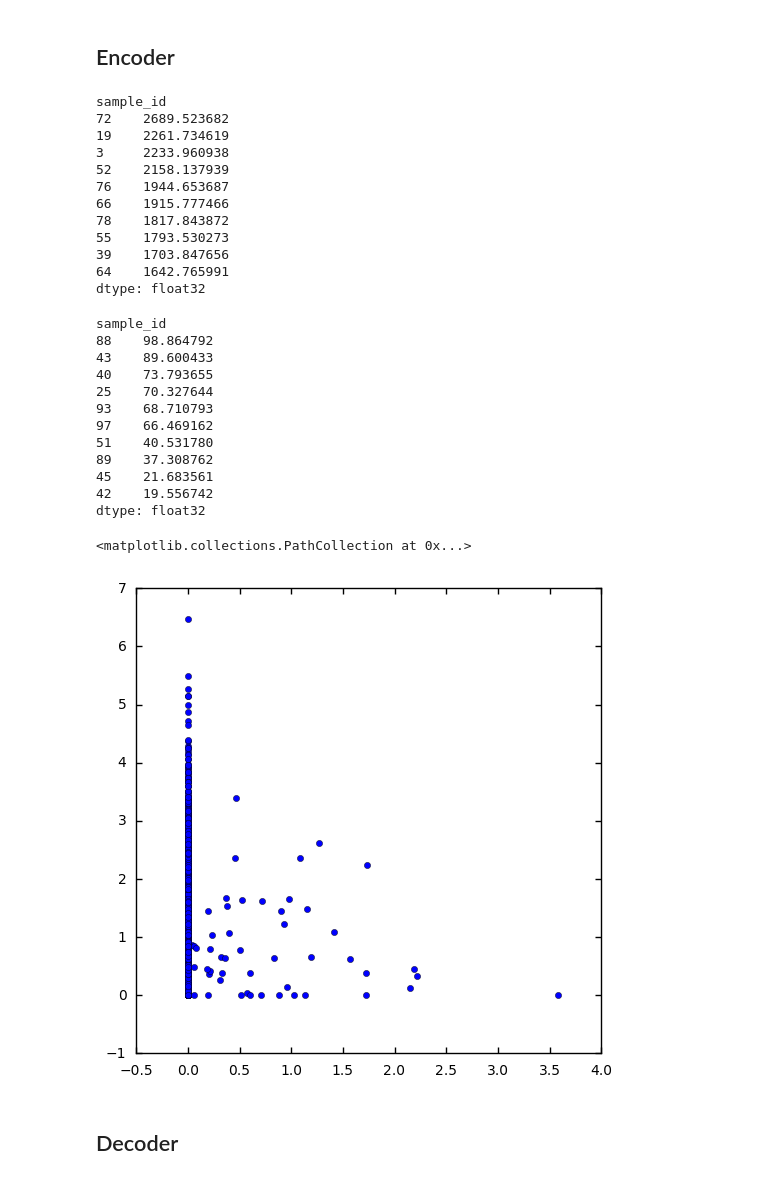
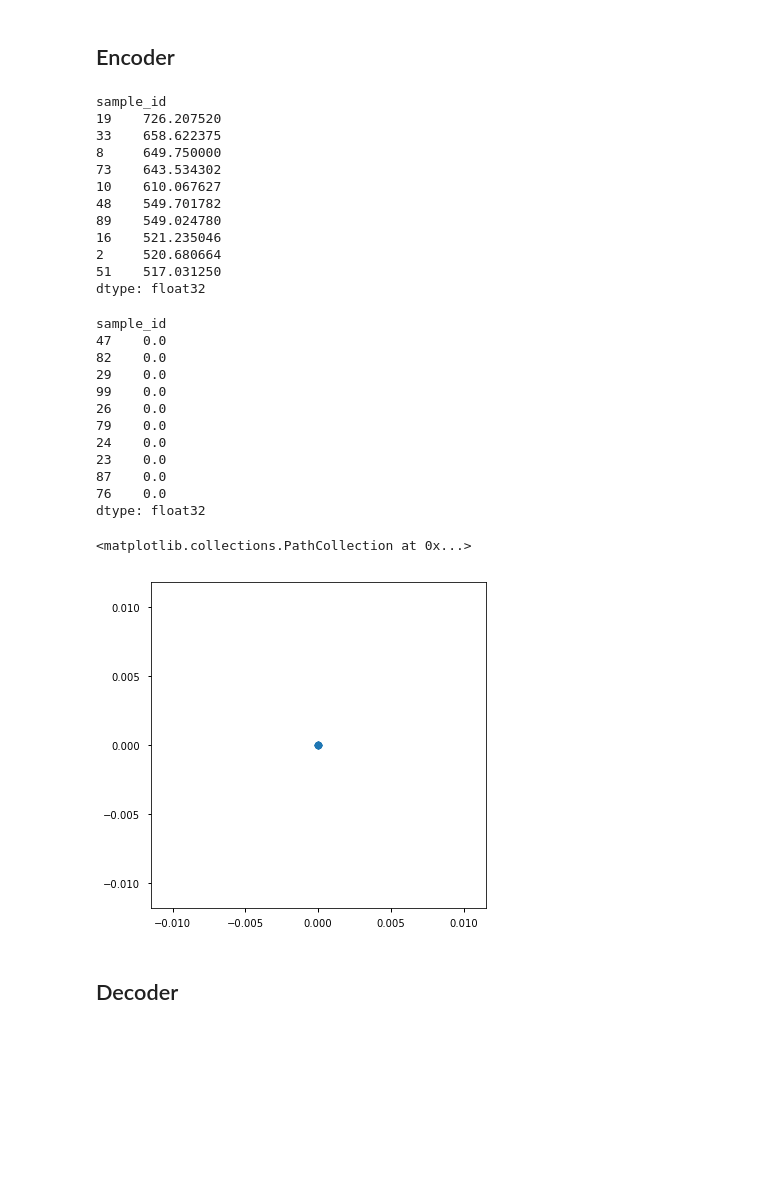
Before and after one commit to Christensen-Lab-Dartmouth/VAE_analysis, a Jupyter notebook: 2-Model_training.ipynb, the cells around one changed output. Drawn from its saved outputs; the diff is of its cells as text; code cells hidden in the pictures; blank space fills up the shorter version.

```diff
--- a/2-Model_training.ipynb
+++ b/2-Model_training.ipynb
@@ -114,7 +114,7 @@ kappa = 1
 # %% [markdown]
 # Load methylation data
 # %%
-methyl_file = os.path.join('data', 'TCGA_BRCA_top300kMAD_cpg.tsv')
+methyl_file = os.path.join('data', 'test_data_top300kMAD_cpg.tsv')
 methyl_df = pd.read_table(methyl_file, index_col=0)
 print(methyl_df.shape)
 methyl_df.head(5)
@@ -258,36 +278,36 @@ print(top_active_nodes.head(10))
 top_active_nodes.tail(10)
 # %% [output]
 sample_id
-72    2689.523682
-19    2261.734619
-3     2233.960938
-52    2158.137939
-76    1944.653687
-66    1915.777466
-78    1817.843872
-55    1793.530273
-39    1703.847656
-64    1642.765991
+19    726.207520
+33    658.622375
+8     649.750000
+73    643.534302
+10    610.067627
+48    549.701782
+89    549.024780
+16    521.235046
+2     520.680664
+51    517.031250
 dtype: float32
 sample_id
-88    98.864792
-43    89.600433
-40    73.793655
-25    70.327644
-93    68.710793
-97    66.469162
-51    40.531780
-89    37.308762
-45    21.683561
-42    19.556742
+47    0.0
+82    0.0
+29    0.0
+99    0.0
+26    0.0
+79    0.0
+24    0.0
+23    0.0
+87    0.0
+76    0.0
 dtype: float32
 # %%
 # Example distribution of latent layer
 plt.figure(figsize=(6, 6))
-plt.scatter(encoded_methyl_df.iloc[:, 50], encoded_methyl_df.iloc[:, 8])
+plt.scatter(encoded_methyl_df.iloc[:, 5], encoded_methyl_df.iloc[:, 8])
 # %% [output]
 <matplotlib.collections.PathCollection at 0x...>
-[figure, old version]
+[figure, new version]
 # %% [markdown]
 ## Decoder
 # %%
```
Also changed, not shown: parts of 9 cells of this notebook, 6 other files.
